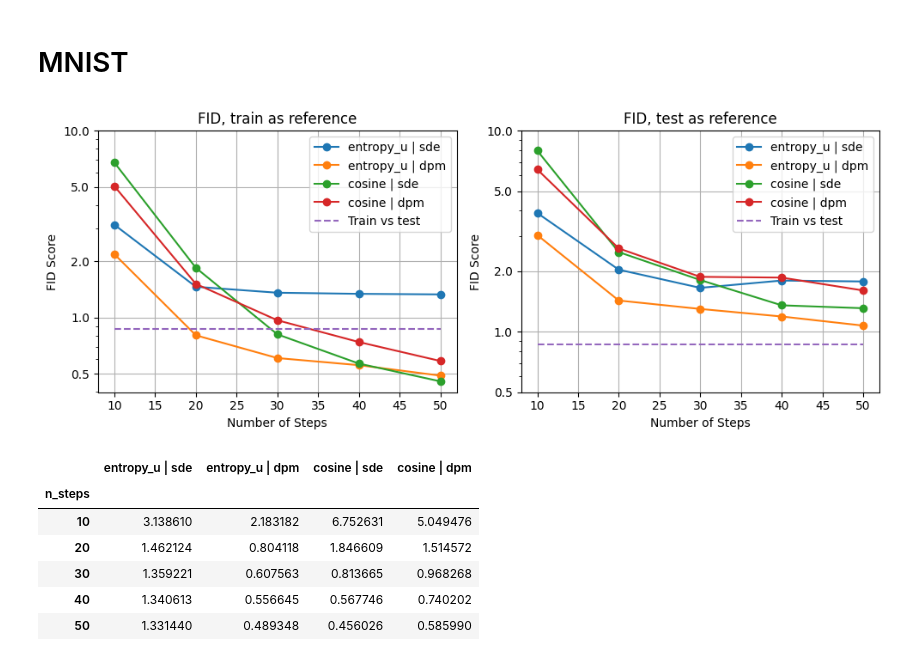
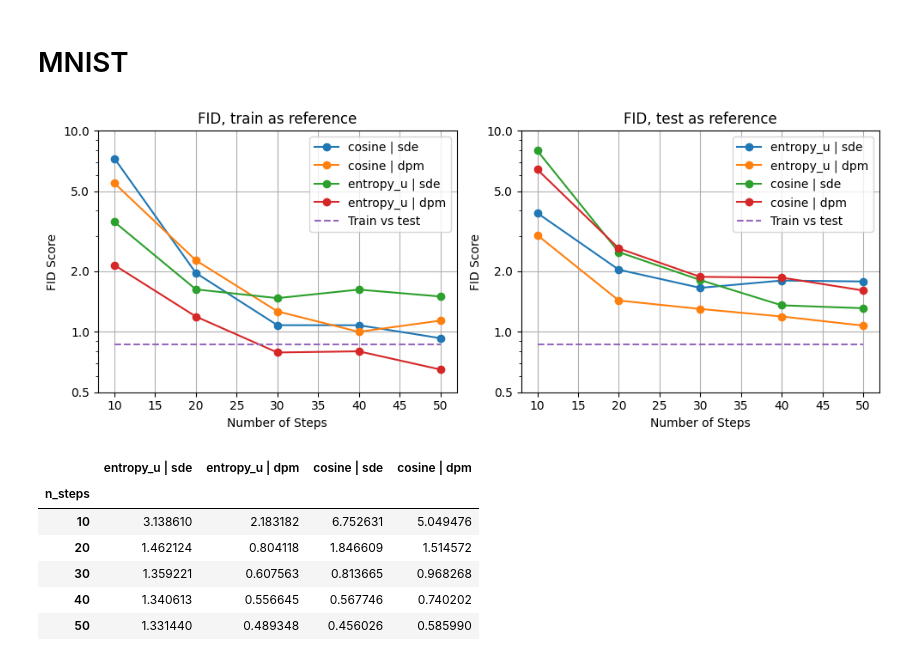
Before and after one commit to antoniibelyshev/physics-of-diffusion-models, a Jupyter notebook: analyze_fids.ipynb, the cells around one changed output. Cells and saved outputs as stored; diff of their text form; code cells hidden in the pictures.

```diff
--- a/analyze_fids.ipynb
+++ b/analyze_fids.ipynb
@@ -32,33 +32,33 @@ plt.show()
 # %% [markdown]
 # MNIST
 # %%
-df_train = prepare_fid_df(pd.read_csv("results/fid.csv"))
+df_train = prepare_fid_df(pd.read_csv("results/mnist_train_fid.csv"))
 df_test = prepare_fid_df(pd.read_csv("results/fid_vs_test.csv"))
 
 config = load_config()
 config.fid.train = True
 train_test_fid = get_compute_fid(config)(get_data_tensor(config, train=False))
 
 
 fig, axes = plt.subplots(1, 2, figsize=(10, 4))
 
 for df, train_test, ax in zip([df_train, df_test], ["train", "test"], axes):
     df.plot(marker="o", ax=ax)
     ax.plot(df.index, [train_test_fid] * len(df), linestyle="--", label="Train vs test")
     ax.set_xlabel("Number of Steps")
     ax.set_ylabel("FID Score")
     ax.set_title(f"FID, {train_test} as reference")
     ax.legend()
     ax.grid(True)
     ax.set_yscale("log")
     yticks = [0.5, 1., 2., 5., 10.]
     ax.set_yticks(yticks)
     ax.set_yticklabels(yticks)
 
 plt.tight_layout()
 plt.show()
 # %% [output]
-[figure, old version]
+[figure, new version]
 # %%
 df_train
 # %% [output]
```
Also changed, not shown: parts of 1 cell of this notebook, 2 other files.
